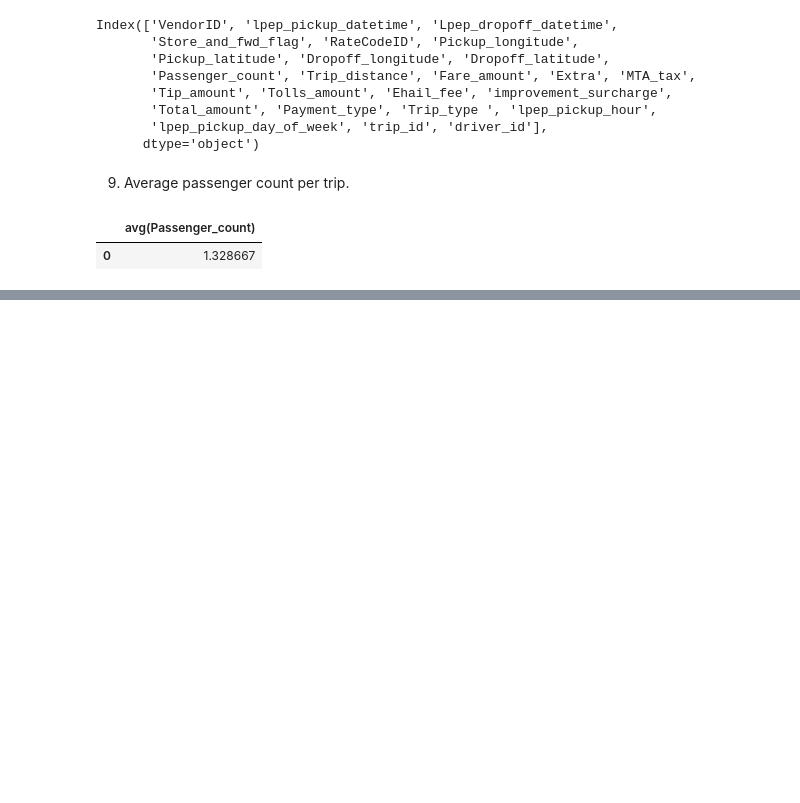
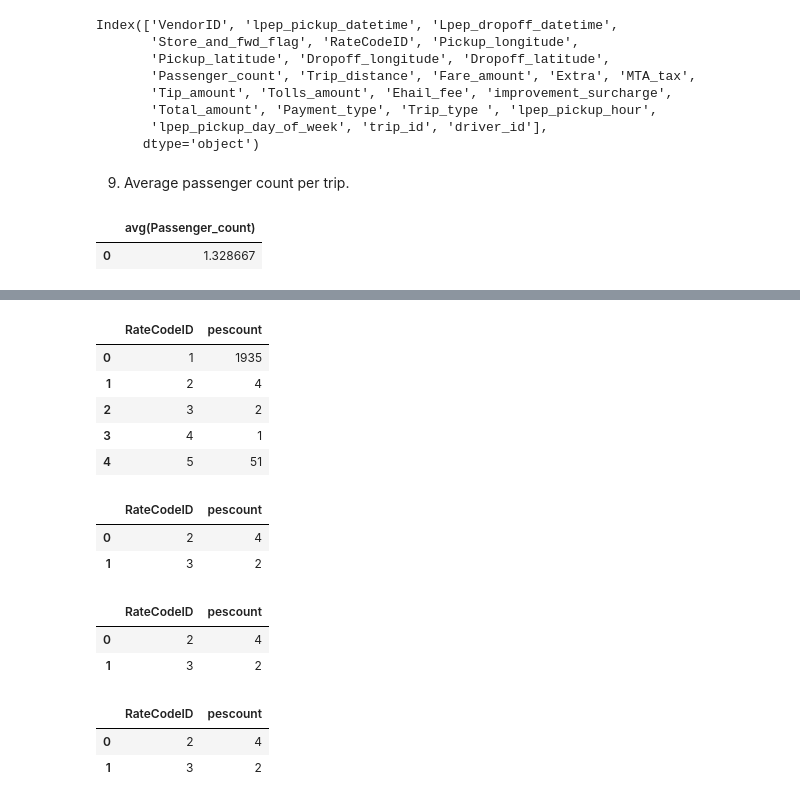
Before and after one commit to bayraktarengin/eurotech, a Jupyter notebook: nyc_taxi_query_notebook.ipynb, the cells around one changed output, grey strips where cells are left out. Cells and saved outputs as stored; diff of their text form; code cells hidden in the pictures; blank space fills up the shorter version.

```diff
--- a/nyc_taxi_query_notebook.ipynb
+++ b/nyc_taxi_query_notebook.ipynb
@@ -478,0 +522,63 @@ sqldf(q)
+# %%
+q = """
+        SELECT RateCodeID,  sum(Passenger_count) as pescount
+        FROM nyc_data_sep
+        group by RateCodeID
+
+
+    """
+sqldf(q)
+# %% [output]
+|  | RateCodeID | pescount |
+| 0 | 1 | 1935 |
+| 1 | 2 | 4 |
+| 2 | 3 | 2 |
+| 3 | 4 | 1 |
+| 4 | 5 | 51 |
+# %%
+q = """
+        SELECT RateCodeID,  sum(Passenger_count) as pescount
+        FROM nyc_data_sep
+        where RateCodeID = 2 or RateCodeID = 3
+        group by RateCodeID
+
+
+
+    """
+sqldf(q)
+# %% [output]
+|  | RateCodeID | pescount |
+| 0 | 2 | 4 |
+| 1 | 3 | 2 |
+# %%
+q = """
+        SELECT RateCodeID,  sum(Passenger_count) as pescount
+        FROM nyc_data_sep
+        where RateCodeID in (2,3)
+        group by RateCodeID
+
+
+
+    """
+sqldf(q)
+# %% [output]
+|  | RateCodeID | pescount |
+| 0 | 2 | 4 |
+| 1 | 3 | 2 |
+# %%
+q = """
+        SELECT RateCodeID,  sum(Passenger_count) as pescount
+        FROM nyc_data_sep
+        --where RateCodeID in (2,3)
+        group by RateCodeID
+        having RateCodeID in (2,3)
+
+
+
+
+    """
+sqldf(q)
+# %% [output]
+|  | RateCodeID | pescount |
+| 0 | 2 | 4 |
+| 1 | 3 | 2 |
```
Also changed, not shown: parts of 14 cells of this notebook.
